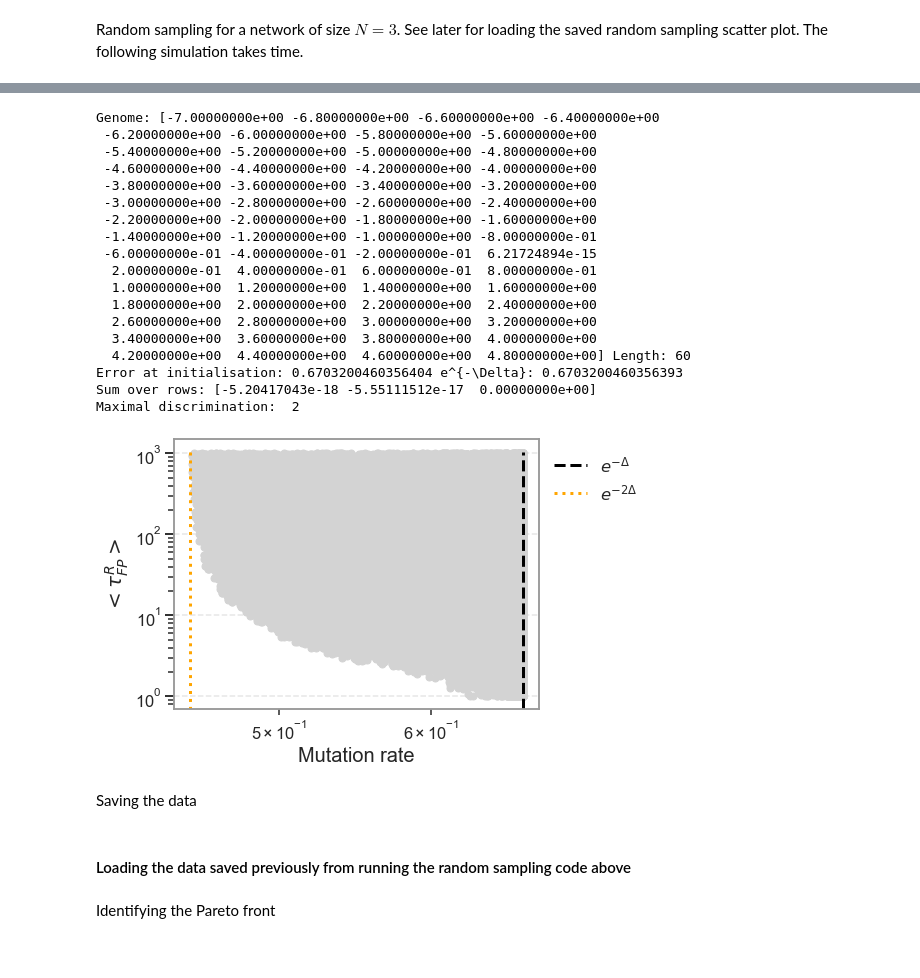
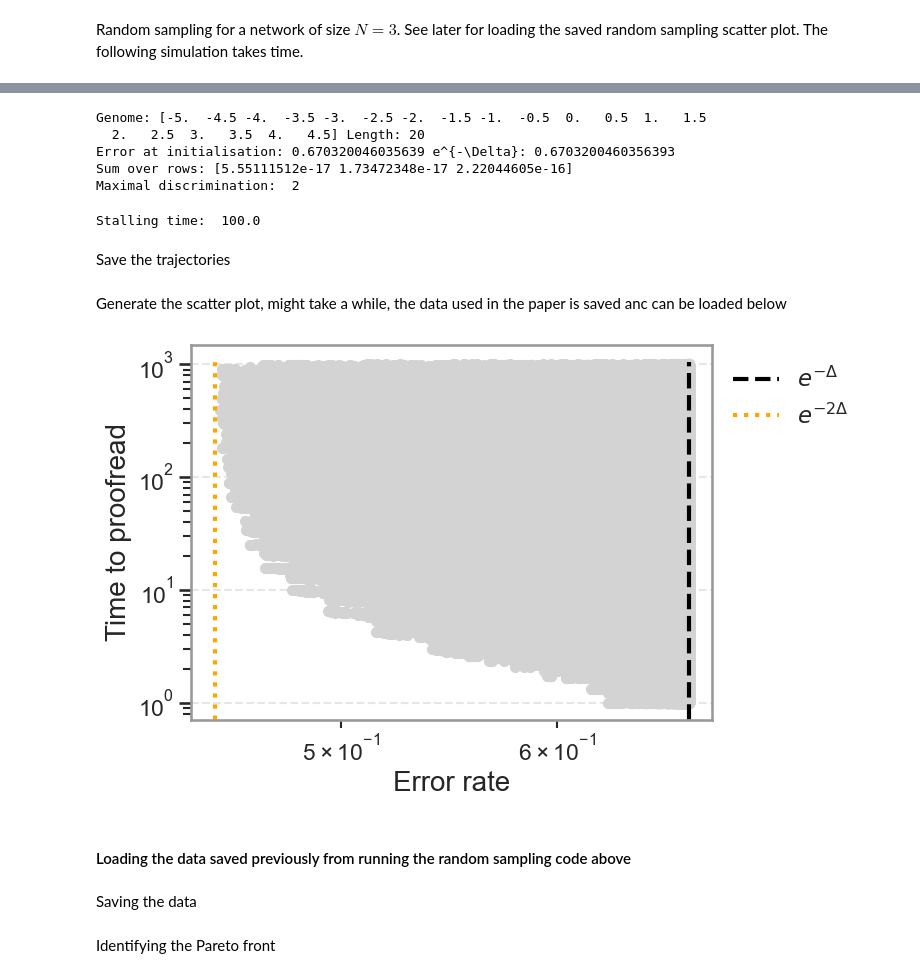
Before and after one commit to riccardoravasio/evolution-of-error-correction, a Jupyter notebook: kinetic_proofreading/20241112 Random network copier.ipynb, the cells around one changed output, grey strips where cells are left out. Cells and saved outputs as stored; diff of their text form; code cells hidden in the pictures.

```diff
--- a/kinetic_proofreading/20241112 Random network copier.ipynb
+++ b/kinetic_proofreading/20241112 Random network copier.ipynb
@@ -222,7 +230,7 @@ Sum over rows: [-1.69406589e-20  8.13151629e-20  8.94466792e-19 -1.82145965e-17
 # %%
 q = 0
-n_samples = 5
-mcsteps = 500000
+n_samples = 1
+mcsteps = 100000
 T = 1e-3 # Evolution temperature
 
 t_st = [1e3]
@@ -238,5 +246,6 @@ for t_stall in t_st:
 # %% [output]
 1000.0
 # %%
-ic = [ track_k_s[7][-1] ]
-print(track_fpt_s[1][-1], track_error_s[1][-1], np.exp(-(N-int(N/2))*delta),  np.exp(-(N-int(N/2))*delta)/track_error_s[1][-1]*100)
+ic = [ track_k_s[0][-1] ]
+print(track_fpt_s[0][-1], track_error_s[0][-1], np
+      .exp(-(N-int(N/2))*delta),  np.exp(-(N-int(N/2))*delta)/track_error_s[0][-1]*100)
@@ -345,8 +362,8 @@ N = 3         #  Size of the network
 delta = 0.4   # Defining the perturbation (quenched): the kinetics difference between R and W \
               #is fixed to be at most e^delta (-delta < eps < delta)
 init = 0      # Definition of the initial state
-size = 7
-dsize = 0.2
+size = 5
+dsize = 0.5
 maxsize = 5
 
 eps_v, eps_b, p_0, end, V, B, mu, k_r, k_w, V_0, B_0, mu_0 = initialise_network(N, delta, init, size, dsize, maxsize)
@@ -355,21 +372,28 @@ q = 0
 
 print('Maximal discrimination: ', N-int(N/2))
 # %% [output]
-Genome: [-7.00000000e+00 -6.80000000e+00 -6.60000000e+00 -6.40000000e+00
- -6.20000000e+00 -6.00000000e+00 -5.80000000e+00 -5.60000000e+00
- -5.40000000e+00 -5.20000000e+00 -5.00000000e+00 -4.80000000e+00
- -4.60000000e+00 -4.40000000e+00 -4.20000000e+00 -4.00000000e+00
- -3.80000000e+00 -3.60000000e+00 -3.40000000e+00 -3.20000000e+00
- -3.00000000e+00 -2.80000000e+00 -2.60000000e+00 -2.40000000e+00
- -2.20000000e+00 -2.00000000e+00 -1.80000000e+00 -1.60000000e+00
- -1.40000000e+00 -1.20000000e+00 -1.00000000e+00 -8.00000000e-01
- -6.00000000e-01 -4.00000000e-01 -2.00000000e-01  6.21724894e-15
-  2.00000000e-01  4.00000000e-01  6.00000000e-01  8.00000000e-01
-  1.00000000e+00  1.20000000e+00  1.40000000e+00  1.60000000e+00
-  1.80000000e+00  2.00000000e+00  2.20000000e+00  2.40000000e+00
-  2.60000000e+00  2.80000000e+00  3.00000000e+00  3.20000000e+00
-  3.40000000e+00  3.60000000e+00  3.80000000e+00  4.00000000e+00
-  4.20000000e+00  4.40000000e+00  4.60000000e+00  4.80000000e+00] Length: 60
-Error at initialisation: 0.6703200460356404 e^{-\Delta}: 0.6703200460356393
-Sum over rows: [-5.20417043e-18 -5.55111512e-17  0.00000000e+00]
+Genome: [-5.  -4.5 -4.  -3.5 -3.  -2.5 -2.  -1.5 -1.  -0.5  0.   0.5  1.   1.5
+  2.   2.5  3.   3.5  4.   4.5] Length: 20
+Error at initialisation: 0.670320046035639 e^{-\Delta}: 0.6703200460356393
+Sum over rows: [5.55111512e-17 1.73472348e-17 2.22044605e-16]
 Maximal discrimination:  2
+# %%
+q = 0 # Cost to dissipation is set to zero
+n_samples = 10
+mcsteps = 10000
+T = 1e-3 # Evolution temperature
+
+t_st = [1e2] # Stalling time
+
+track_e, track_S = [ [] for i in range(2)]
+
+for t_stall in t_st:
+    print('Stalling time: ', t_stall)
+
+    track_error_s, track_speed_s, track_fpt_s, track_fptw_s, track_mu_s, \
+    track_ent_s, track_time_s, track_k_s = evolve(N, mcsteps, T, t_stall, q, delta, n_samples, \
+                                                  size, dsize, maxsize)
+# %% [output]
+Stalling time:  100.0
+# %% [markdown]
+Save the trajectories
@@ -376,10 +406,12 @@ Maximal discrimination:  2
+# %% [markdown]
+Generate the scatter plot, might take a while, the data used in the paper is saved anc can be loaded below
 # %%
 track_errorsp, track_fptsp = [ [] for i in range(2)]
 
 n_scatter = int(1e6)
 for i in tqdm(range(n_scatter)):
 
-    k_r, k_w, V_r, B_r, mu_r = initialise_k_mu(V, B, mu, N, eps_v, eps_b)
+    k_r, k_w, V_r, B_r, mu_r = initialise_k_phi(V, B, mu, N, eps_v, eps_b)
 
     f = error(k_r, k_w, N, init, end).item()
     g = firstpt(copy.copy(k_r), p_0, N, end).item()
@@ -389,21 +421,23 @@ for i in tqdm(range(n_scatter)):
 # %%
 fig, ax = plt.subplots(figsize=(8, 5))
 
 ax.plot(track_errorsp, track_fptsp, 'o', color='lightgray', markersize=7)
 
 ylim = ax.get_ylim()
 ax.plot([np.exp(-delta), np.exp(-delta)], ylim, '--', color = 'black', linewidth=3, label=r'$e^{-\Delta}$')
 ax.plot([np.exp(-(N-int(N/2))*delta), np.exp(-(N-int(N/2))*delta)], ylim, ':', color = 'orange', linewidth=3, label=r'$e^{-%d\Delta}$'%(N-int(N/2)))
-ax.set_xlabel('Mutation rate')
-ax.set_ylabel(r'$<\tau_{FP}^R>$')
+ax.set_xlabel('Error rate')
+ax.set_ylabel(r'Time to proofread')
 
 leg = plt.legend(bbox_to_anchor=(1, 1), frameon=False)
 
 ax.set_xscale('log')
 plt.yscale('log')
 #plt.ylim([0, 1e4])
 plt.tight_layout()
 #plt.savefig('tradeoff_trajectories_N%d_tstall%d_T_%d.pdf' % (N, t_stall, T))
 plt.show()
 # %% [output]
-[figure, old version]
+[figure, new version]
+# %% [markdown]
+#### Loading the data saved previously from running the random sampling code above
@@ -419,2 +463,0 @@ Saving the data
-# %% [markdown]
-#### Loading the data saved previously from running the random sampling code above
```
Also changed, not shown: parts of 27 cells of this notebook, 2 other files.
